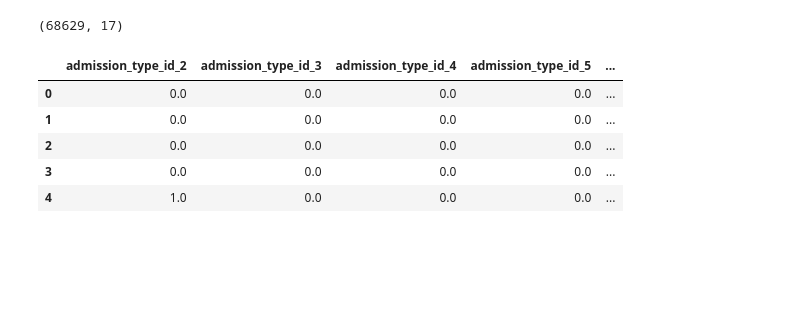
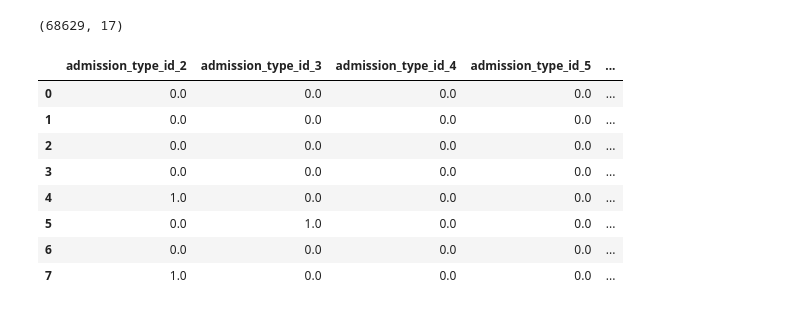
Before and after one commit to bertimoges/Diabetes_readmission_prediction, a Jupyter notebook: End_to_End_Project/Notebooks/Preprocessing and Modeling.ipynb, the cells around one changed output. Drawn from its saved outputs; the diff is of its cells as text; code cells hidden in the pictures; blank space fills up the shorter version.

```diff
--- a/End_to_End_Project/Notebooks/Preprocessing and Modeling.ipynb
+++ b/End_to_End_Project/Notebooks/Preprocessing and Modeling.ipynb
@@ -48,8 +48,9 @@ id_types = df[['admission_type_id',
 
 non_id = df[['race', 'gender', 'age','time_in_hospital',
        'num_lab_procedures', 'num_procedures', 'num_medications',
-       'number_diagnoses', 'change', 'diabetesMed', 'ndiag_1', 'ndiag_2',
+       'number_diagnoses', 'change', 'diabetesMed', 'ndiag_1', 'ndiag_2','ndiag_3',
         'readmit']]
+
 df = pd.concat([id_types,non_id], axis=1)
 # %%
 to_standard = df[['time_in_hospital', 'num_lab_procedures', 'num_procedures', 'num_medications',
@@ -63,16 +72,29 @@ standardized_df = pd.DataFrame(standardized_arr,columns =['time_in_hospital', 'n
 # %%
 one_hot = df[['admission_type_id', 'discharge_disposition_id', 'admission_source_id','race', 'gender', 'age',
-              'change','diabetesMed', 'ndiag_1', 'ndiag_2']]
+              'change','diabetesMed', 'ndiag_1', 'ndiag_2','ndiag_3']]
 non_one_hot = df[[ 'time_in_hospital', 'num_lab_procedures', 'num_procedures', 'num_medications',
                'number_diagnoses']]
 
+
+
+raw_df = pd.concat([one_hot, non_one_hot], axis=1)
+
+featured_one_hot = df[['admission_type_id', 'discharge_disposition_id', 'change','diabetesMed', 'age']]
+featured_NON_one_hot = df[['num_lab_procedures', 'num_procedures', 'number_diagnoses','time_in_hospital']]
+
+
+
 one_hotted = pd.get_dummies(one_hot, drop_first= True)
+featured_one_hotted = pd.get_dummies(featured_one_hot, drop_first= True)
 
 df_DM_ns = pd.concat([one_hotted, non_one_hot], axis = 1) #non-standardized/normalized numerical features
+df_DM_s = pd.concat([one_hotted, standardized_df], axis = 1) # standardized numerical features
+df_DM_n = pd.concat([one_hotted, normalized], axis = 1) #normalized numerical features
 
-df_DM_s = pd.concat([one_hotted, standardized_df], axis = 1) # standardized numerical features
 
-df_DM_n = pd.concat([one_hotted, normalized], axis = 1) #normalized numerical features
+# Fdf_DM_ns = pd.concat([featured_one_hotted, featured_NON_one_hot], axis = 1) #non-standardized/normalized numerical features
+# Fdf_DM_s = pd.concat([featured_one_hotted, Fstandardized_df], axis = 1) # standardized numerical features
+# Fdf_DM_n = pd.concat([featured_one_hotted, Fnormalized], axis = 1) #normalized numerical features
 
 # lg_features_s = df_DM_ns[[ 'admission_type_id_6', 'admission_type_id_7',
 #         'discharge_disposition_id_11',
@@ -114,12 +136,15 @@ one_hotted = one_hotted.astype('float64')
 # lg_features_s = lg_features.astype('float64')
 # xb_features = xb_features.astype('float64')
 # %%
-df_DM_ns.head(5)
+df_DM_n.head(8)
 # %% [output]
 |  | admission_type_id_2 | admission_type_id_3 | admission_type_id_4 | admission_type_id_5 | ... |
 | 0 | 0.0 | 0.0 | 0.0 | 0.0 | ... |
 | 1 | 0.0 | 0.0 | 0.0 | 0.0 | ... |
 | 2 | 0.0 | 0.0 | 0.0 | 0.0 | ... |
 | 3 | 0.0 | 0.0 | 0.0 | 0.0 | ... |
 | 4 | 1.0 | 0.0 | 0.0 | 0.0 | ... |
+| 5 | 0.0 | 1.0 | 0.0 | 0.0 | ... |
+| 6 | 0.0 | 0.0 | 0.0 | 0.0 | ... |
+| 7 | 1.0 | 0.0 | 0.0 | 0.0 | ... |
 # %%
```
Also changed, not shown: parts of 83 cells of this notebook.
